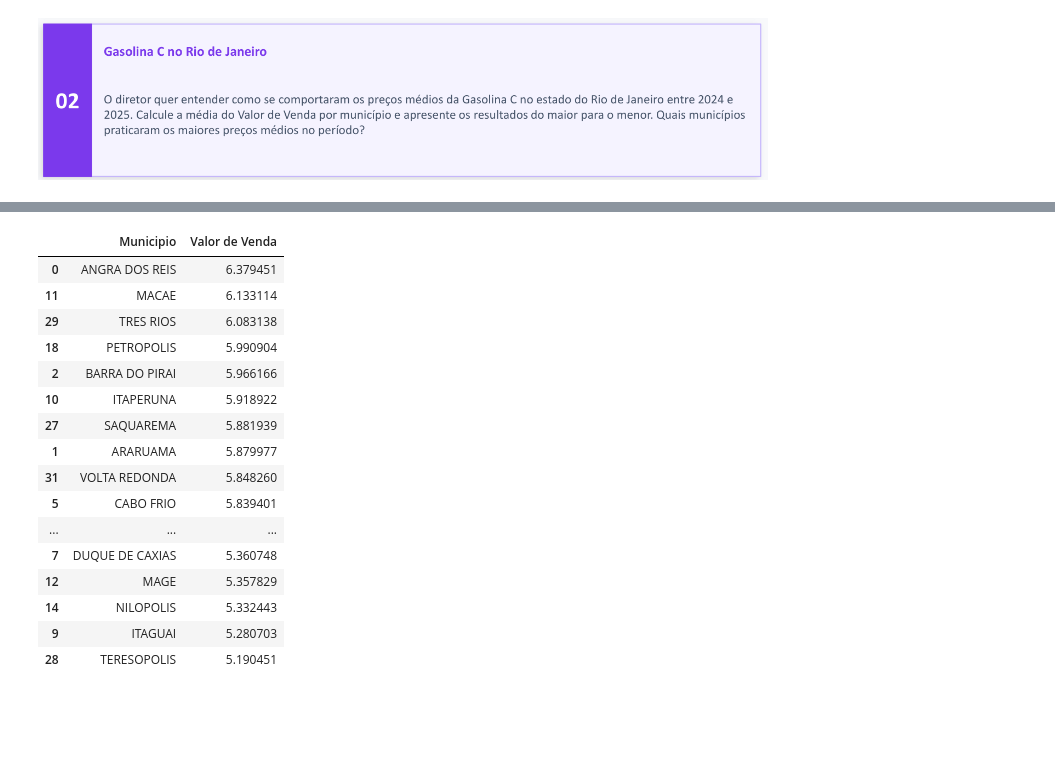
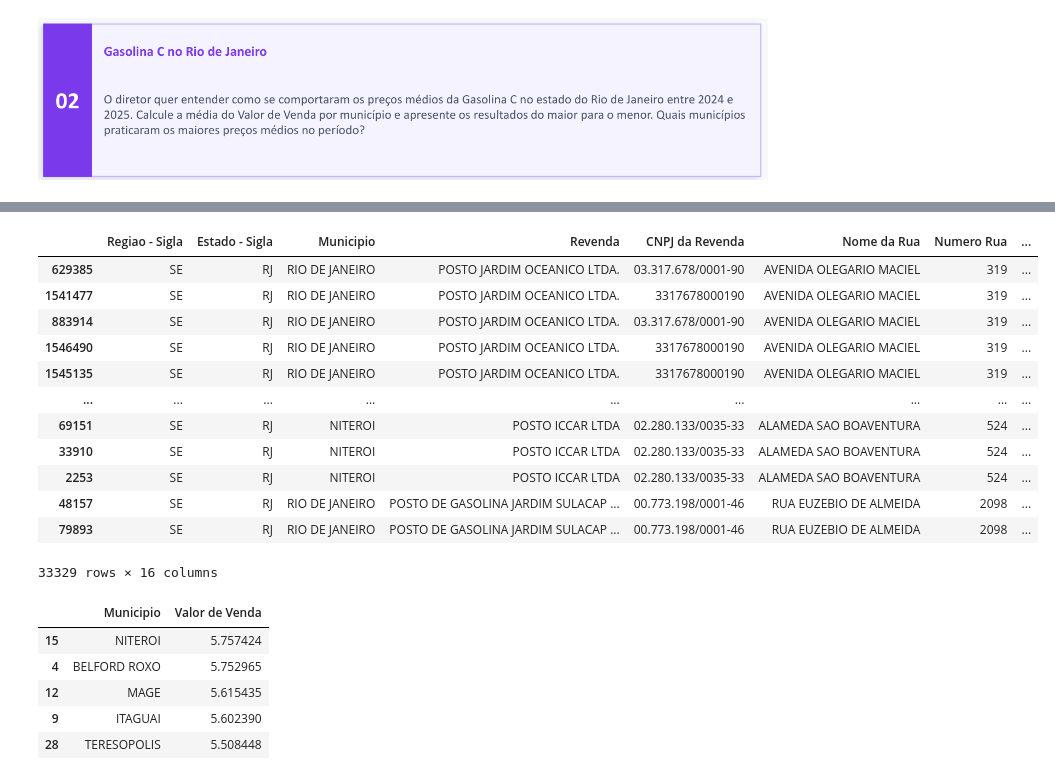
Before and after one commit to reboucasicaro-del/SENAC_DADOS_CASSIO, a Jupyter notebook: arq_04_mini_projeto.ipynb, the cells around one changed output, grey strips where cells are left out. Cells and saved outputs as stored; diff of their text form; code cells hidden in the pictures; blank space fills up the shorter version.

```diff
--- a/arq_04_mini_projeto.ipynb
+++ b/arq_04_mini_projeto.ipynb
@@ -28,3 +34,6 @@ display(df.tail(5))
 | 1712266 | S | RS | LAJEADO | SIM REDE DE POSTOS LTDA | 7473735018714 | RODOVIA ERS-130 | 2285 | ... |
 # %% [markdown]
 ![image.png](attachment:image.png)
+# %%
+df_produto = df.loc[df['Produto'] == 'GASOLINA']
+df_produto
@@ -31,28 +54,35 @@ display(df.tail(5))
 # %%
 #df_rj = df.groupby('Estado - Sigla')['Valor de Venda'].mean().reset_index()
 
-df_rj = df.loc[df['Estado - Sigla'] == 'RJ']
+df_rj = df_produto.loc[df['Estado - Sigla'] == 'RJ']
 
-df_media_municipio_rj = df_rj.groupby('Municipio')['Valor de Venda'].mean().reset_index()
+df_rj.sort_values(by='Valor de Venda', ascending=False, inplace=True)
 
-df_media_municipio_rj.sort_values(by='Valor de Venda', ascending=False, inplace=True)
-
-df_media_municipio_rj
+df_rj
 # %% [output]
-|  | Municipio | Valor de Venda |
-| 0 | ANGRA DOS REIS | 6.379451 |
-| 11 | MACAE | 6.133114 |
-| 29 | TRES RIOS | 6.083138 |
-| 18 | PETROPOLIS | 5.990904 |
-| 2 | BARRA DO PIRAI | 5.966166 |
-| 10 | ITAPERUNA | 5.918922 |
-| 27 | SAQUAREMA | 5.881939 |
-| 1 | ARARUAMA | 5.879977 |
-| 31 | VOLTA REDONDA | 5.848260 |
-| 5 | CABO FRIO | 5.839401 |
-| ... | ... | ... |
-| 7 | DUQUE DE CAXIAS | 5.360748 |
-| 12 | MAGE | 5.357829 |
-| 14 | NILOPOLIS | 5.332443 |
-| 9 | ITAGUAI | 5.280703 |
-| 28 | TERESOPOLIS | 5.190451 |
+|  | Regiao - Sigla | Estado - Sigla | Municipio | Revenda | CNPJ da Revenda | Nome da Rua | Numero Rua | ... |
+| 629385 | SE | RJ | RIO DE JANEIRO | POSTO JARDIM OCEANICO LTDA. | 03.317.678/0001-90 | AVENIDA OLEGARIO MACIEL | 319 | ... |
+| 1541477 | SE | RJ | RIO DE JANEIRO | POSTO JARDIM OCEANICO LTDA. | 3317678000190 | AVENIDA OLEGARIO MACIEL | 319 | ... |
+| 883914 | SE | RJ | RIO DE JANEIRO | POSTO JARDIM OCEANICO LTDA. | 03.317.678/0001-90 | AVENIDA OLEGARIO MACIEL | 319 | ... |
+| 1546490 | SE | RJ | RIO DE JANEIRO | POSTO JARDIM OCEANICO LTDA. | 3317678000190 | AVENIDA OLEGARIO MACIEL | 319 | ... |
+| 1545135 | SE | RJ | RIO DE JANEIRO | POSTO JARDIM OCEANICO LTDA. | 3317678000190 | AVENIDA OLEGARIO MACIEL | 319 | ... |
+| ... | ... | ... | ... | ... | ... | ... | ... | ... |
+| 69151 | SE | RJ | NITEROI | POSTO ICCAR LTDA | 02.280.133/0035-33 | ALAMEDA SAO BOAVENTURA | 524 | ... |
+| 33910 | SE | RJ | NITEROI | POSTO ICCAR LTDA | 02.280.133/0035-33 | ALAMEDA SAO BOAVENTURA | 524 | ... |
+| 2253 | SE | RJ | NITEROI | POSTO ICCAR LTDA | 02.280.133/0035-33 | ALAMEDA SAO BOAVENTURA | 524 | ... |
+| 48157 | SE | RJ | RIO DE JANEIRO | POSTO DE GASOLINA JARDIM SULACAP ... | 00.773.198/0001-46 | RUA EUZEBIO DE ALMEIDA | 2098 | ... |
+| 79893 | SE | RJ | RIO DE JANEIRO | POSTO DE GASOLINA JARDIM SULACAP ... | 00.773.198/0001-46 | RUA EUZEBIO DE ALMEIDA | 2098 | ... |
+33329 rows × 16 columns
+# %%
+df_media_municipio_rj = df_rj.groupby('Municipio')['Valor de Venda'].mean().reset_index()
+
+df_media_municipio_rj.sort_values(by='Valor de Venda', ascending=False, inplace=True)
+
+display(df_media_municipio_rj.tail(5))
+# %% [output]
+|  | Municipio | Valor de Venda |
+| 15 | NITEROI | 5.757424 |
+| 4 | BELFORD ROXO | 5.752965 |
+| 12 | MAGE | 5.615435 |
+| 9 | ITAGUAI | 5.602390 |
+| 28 | TERESOPOLIS | 5.508448 |
```
Also changed, not shown: parts of 13 cells of this notebook, 2 other files.
